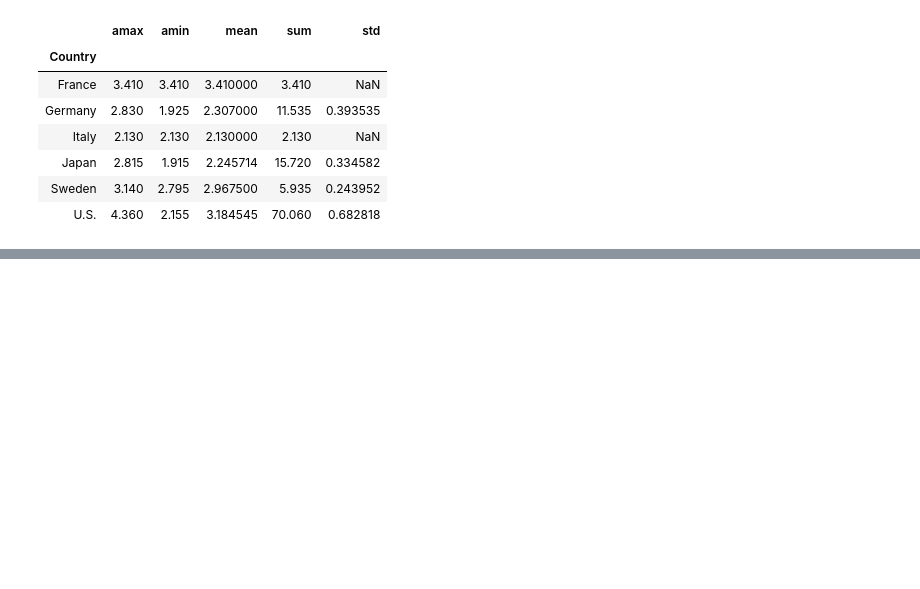
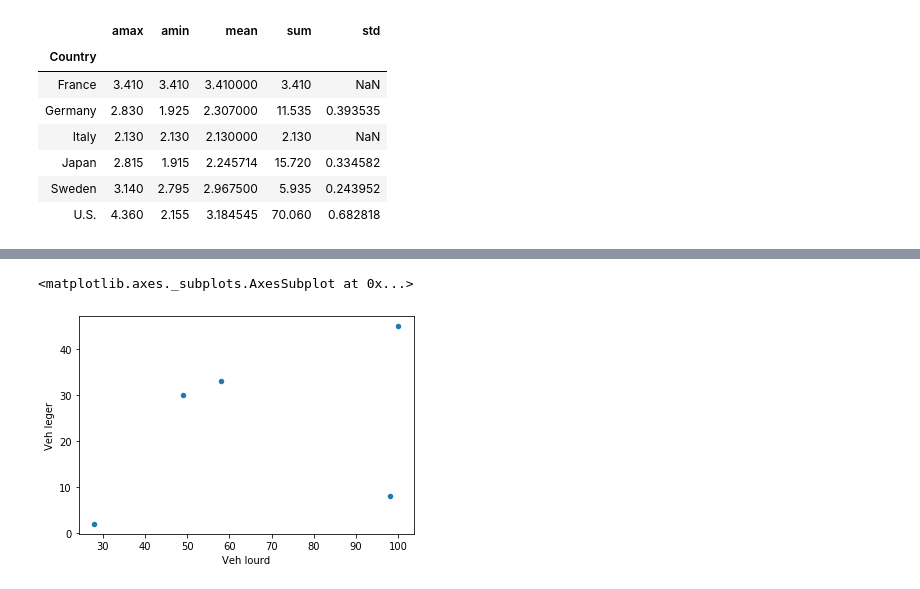
Before and after one commit to christinevaluc/faps, a Jupyter notebook: pandas-tutoriel.ipynb, the cells around one changed output, grey strips where cells are left out. Saved outputs shown, nothing was run; the diff lists cells and outputs as text; code cells hidden in the pictures; blank space fills up the shorter version.

```diff
--- a/pandas-tutoriel.ipynb
+++ b/pandas-tutoriel.ipynb
@@ -442,0 +518,14 @@ import matplotlib as plt
+# %%
+#creation d'un dataframe
+df = pd.DataFrame({
+    'Heures': ['8:00AM', '9:00AM', '10:00AM', '11:00AM', '12:00PM'],
+    'Veh lourd': [28, 98, 100, 49, 58],
+    'Veh leger': [2, 8, 45, 30, 33],
+    'Pietons': [3, 5, 9, 11, 21]
+})
+
+#nuage de point 'scatter'
+df.plot(kind='scatter', x='Veh lourd', y='Veh leger')
+# %% [output]
+<matplotlib.axes._subplots.AxesSubplot at 0x...>
+[figure, added]
```
Also changed, not shown: parts of 32 cells of this notebook.
